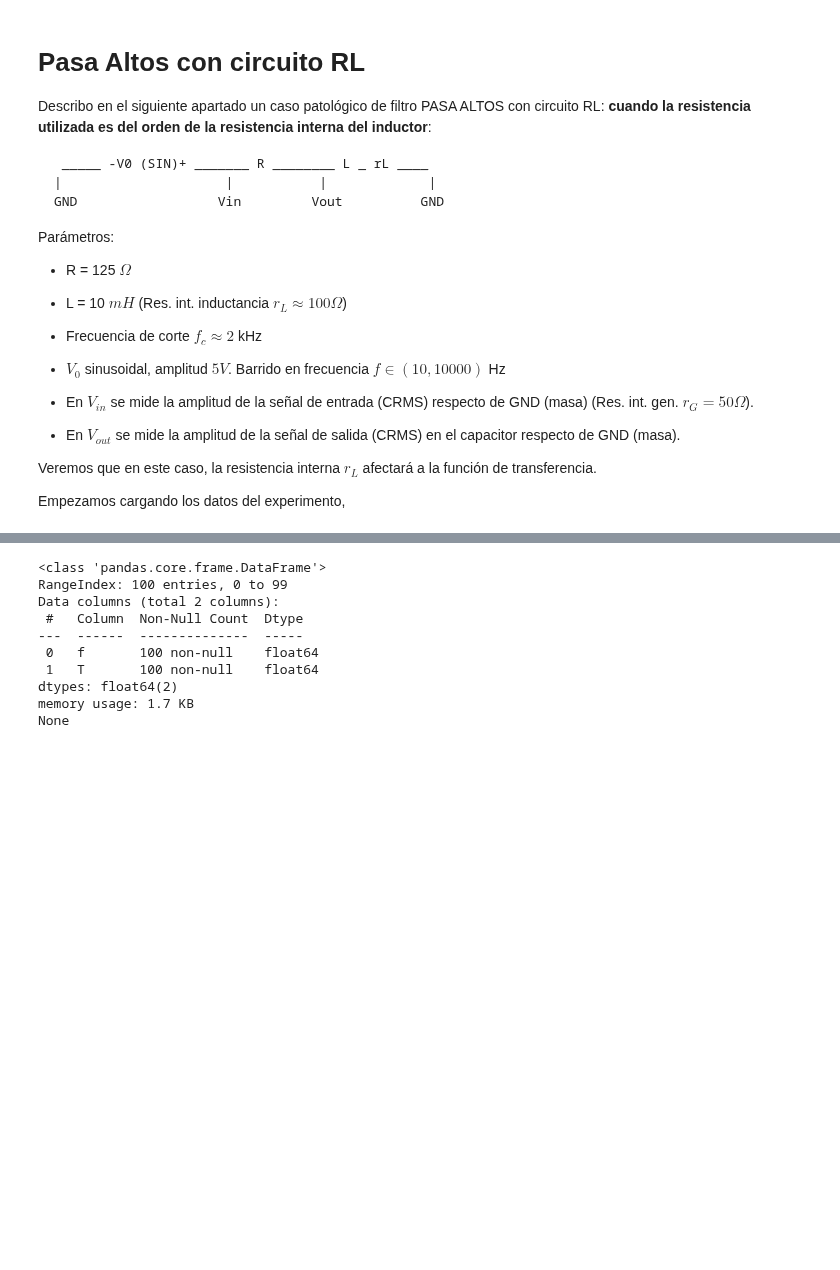
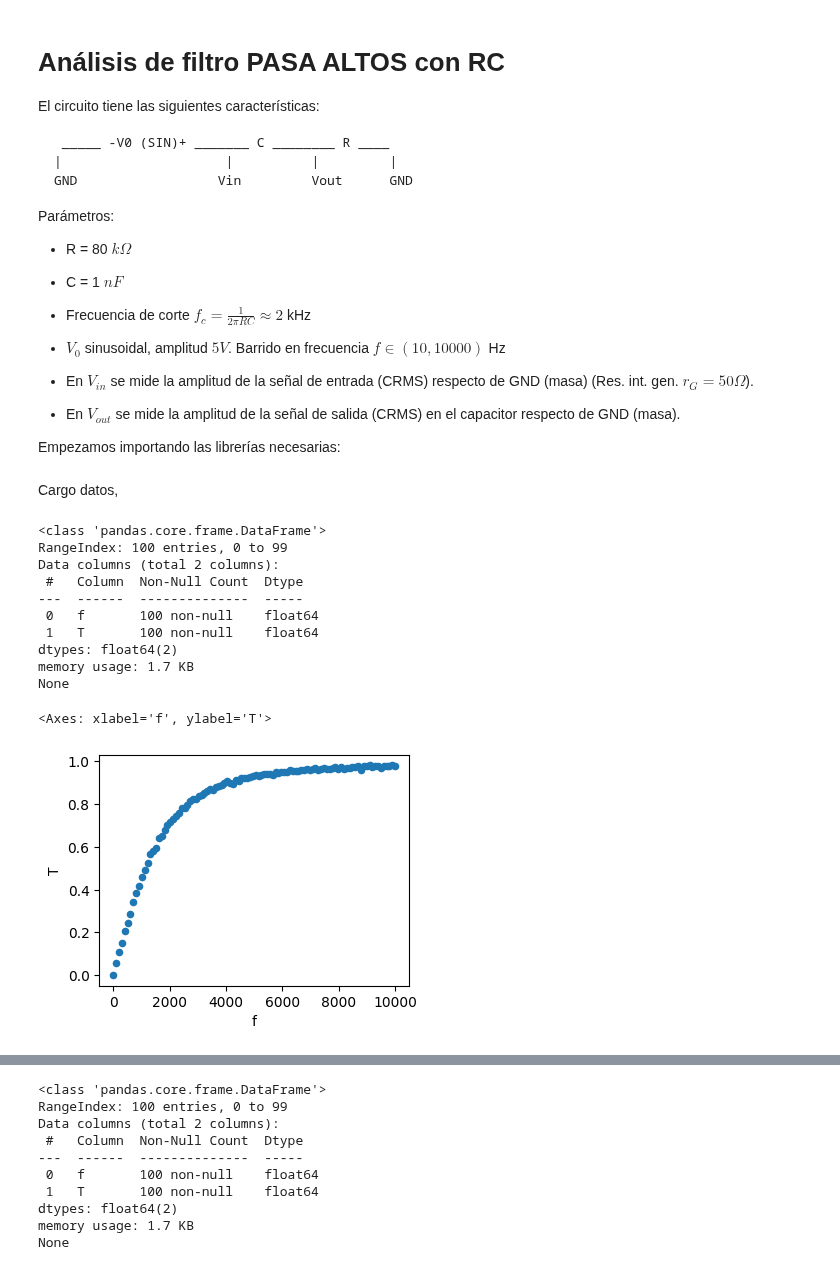
Before and after one commit to chacoma/LABO3_DF_UBA, a Jupyter notebook: Data_analisis/3.Analisis_filtros/2-Filtros_PasaAltos.ipynb, the cells around one changed output, grey strips where cells are left out. Drawn from its saved outputs; the diff is of its cells as text; code cells hidden in the pictures; blank space fills up the shorter version.

````diff
--- a/Data_analisis/3.Analisis_filtros/2-Filtros_PasaAltos.ipynb
+++ b/Data_analisis/3.Analisis_filtros/2-Filtros_PasaAltos.ipynb
@@ -1,29 +1,48 @@
 # %% [markdown]
-# Pasa Altos con circuito RL
+# Análisis de filtro PASA ALTOS con RC
 
-Describo en el siguiente apartado un caso patológico de filtro PASA ALTOS con circuito RL: **cuando la resistencia  utilizada es del orden de la resistencia interna del inductor**:
+El circuito tiene las siguientes características:
 
 ```
- _____ -V0 (SIN)+ _______ R ________ L _ rL ____
-|                     |           |             |
-GND                  Vin         Vout          GND
+ _____ -V0 (SIN)+ _______ C ________ R ____
+|                     |          |         |
+GND                  Vin         Vout      GND
 ```
 
 Parámetros:
-- R = 125 $\Omega$
-- L = 10 $mH$ (Res. int. inductancia $r_L \approx 100 \Omega$)
+- R = 80 $k \Omega$
+- C = 1 $n F$
 
-- Frecuencia de corte $f_c \approx 2$ kHz
+- Frecuencia de corte $f_c= \frac{1}{2 \pi R C} \approx 2$ kHz
 - $V_0$ sinusoidal, amplitud $5V$. Barrido en frecuencia  $f \in (10, 10000)$ Hz
 - En $V_{in}$ se mide la amplitud de la señal de entrada (CRMS) respecto de GND (masa) (Res. int. gen. $r_G=50 \Omega$).
 - En $V_{out}$ se mide la amplitud de la señal de salida (CRMS) en el capacitor respecto de GND (masa).
 
-
-Veremos que en este caso, la resistencia interna $r_L$ afectará a la función de transferencia.
-
-Empezamos cargando los datos del experimento,
+Empezamos importando las librerías necesarias:
 # %%
 import numpy as np
 import pandas as pd
 import matplotlib.pyplot as plt
 from scipy.optimize import curve_fit
+# %% [markdown]
+Cargo datos,
+# %%
+arx = 'datos/RC_PA.csv'
+df = pd.read_csv(arx)
+
+print (df.info())
+
+df.plot.scatter(x='f',y='T', figsize=(4,3))
+# %% [output]
+<class 'pandas.core.frame.DataFrame'>
+RangeIndex: 100 entries, 0 to 99
+Data columns (total 2 columns):
+ #   Column  Non-Null Count  Dtype
+---  ------  --------------  -----
+ 0   f       100 non-null    float64
+ 1   T       100 non-null    float64
+dtypes: float64(2)
+memory usage: 1.7 KB
+None
+<Axes: xlabel='f', ylabel='T'>
+[figure, added]
````
Also changed, not shown: parts of 4 cells of this notebook, 3 other files.
